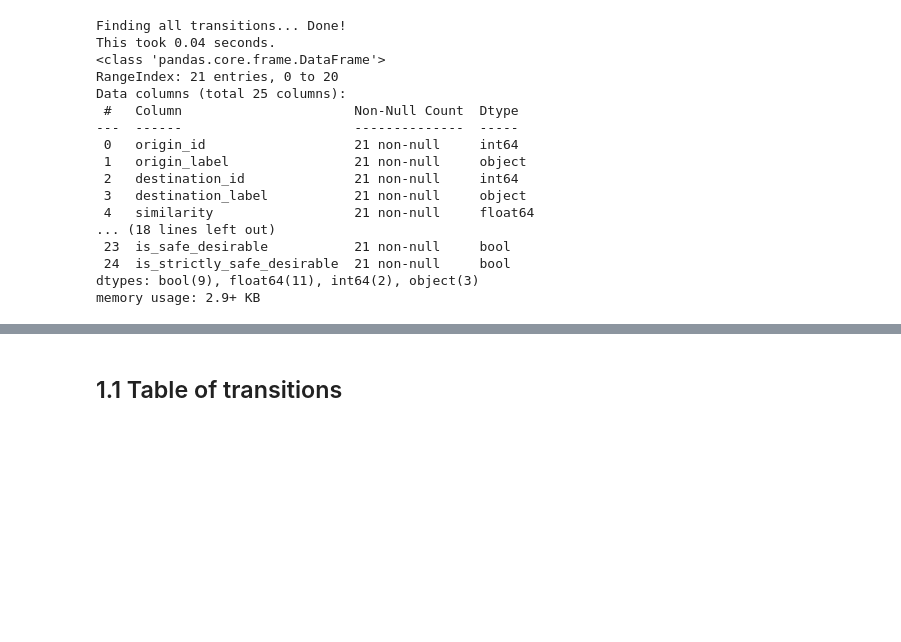
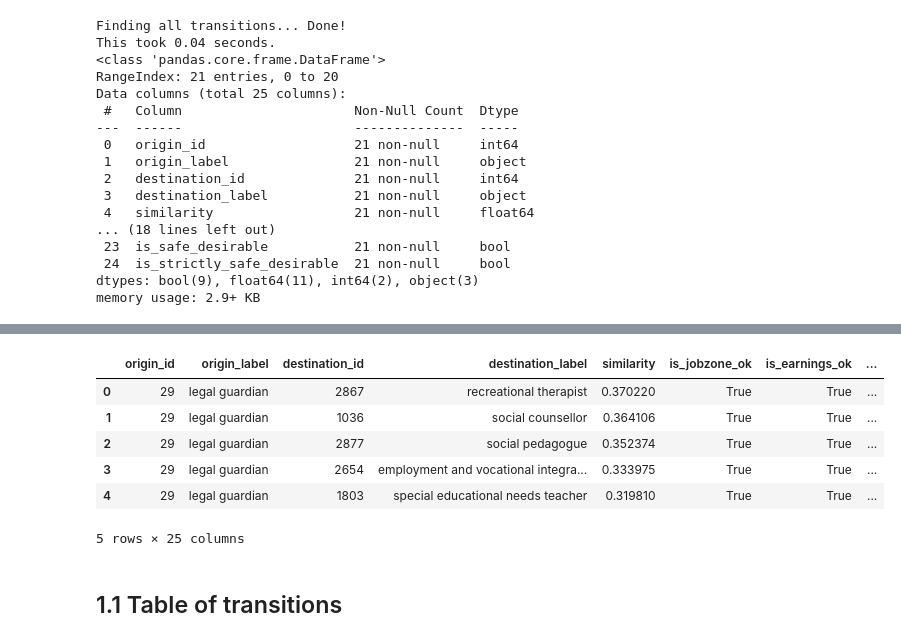
Before and after one commit to nestauk/mapping-career-causeways, a Jupyter notebook: codebase/notebooks/05_transition_analyses/specific_examples/Generate_transitions_examples.ipynb, the cells around one changed output, grey strips where cells are left out. Cells and saved outputs as stored; diff of their text form; code cells hidden in the pictures; blank space fills up the shorter version.

Commit message:
Notebooks for generating transition examples

```diff
--- a/codebase/notebooks/05_transition_analyses/specific_examples/Generate_transitions_examples.ipynb
+++ b/codebase/notebooks/05_transition_analyses/specific_examples/Generate_transitions_examples.ipynb
@@ -39,0 +44,5 @@ memory usage: 2.9+ KB
+# %%
+# Example 2: Add transition data using a pre-specified list of occupation pairs
+validation_data = pd.read_csv(useful_paths.data_dir + 'processed/validation/Transitions_to_validate_BATCH_1.csv')
+transition_pairs = [(row.origin_id, row.destination_id) for j, row in validation_data.iterrows()]
+validation_data.head(5)
@@ -39,0 +60,2 @@ memory usage: 2.9+ KB
+# %%
+transitions_table = trans_utils.get_transition_data(transition_pairs)
@@ -40,3 +65,13 @@ memory usage: 2.9+ KB
+# %%
+transitions_table.head(5)
+# %% [output]
+|  | origin_id | origin_label | destination_id | destination_label | similarity | is_jobzone_ok | is_earnings_ok | ... |
+| 0 | 29 | legal guardian | 2867 | recreational therapist | 0.370220 | True | True | ... |
+| 1 | 29 | legal guardian | 1036 | social counsellor | 0.364106 | True | True | ... |
+| 2 | 29 | legal guardian | 2877 | social pedagogue | 0.352374 | True | True | ... |
+| 3 | 29 | legal guardian | 2654 | employment and vocational integra... | 0.333975 | True | True | ... |
+| 4 | 29 | legal guardian | 1803 | special educational needs teacher | 0.319810 | True | True | ... |
+5 rows × 25 columns
 # %% [markdown]
 ## 1.1 Table of transitions
 # %%
```
Also changed, not shown: parts of 6 cells of this notebook, 1 other file.
